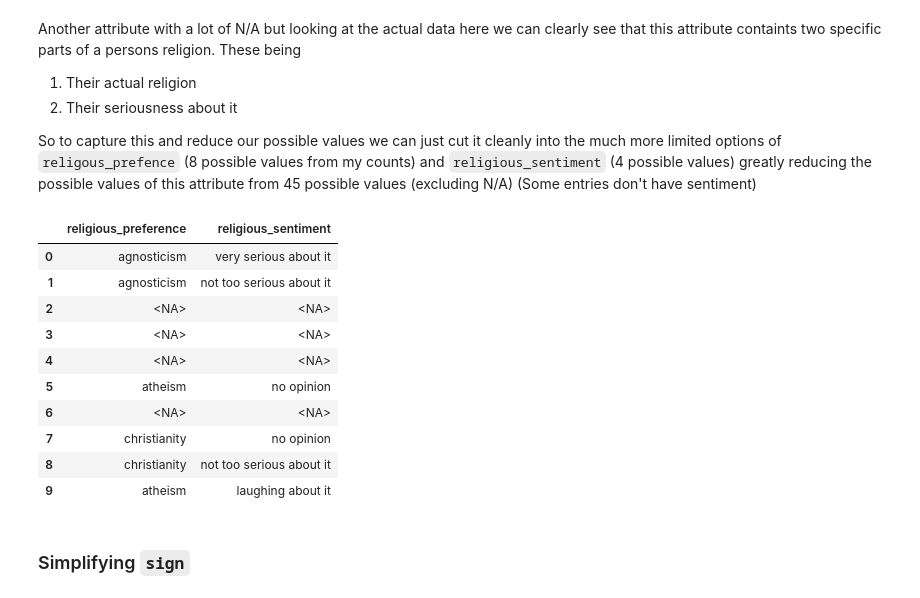
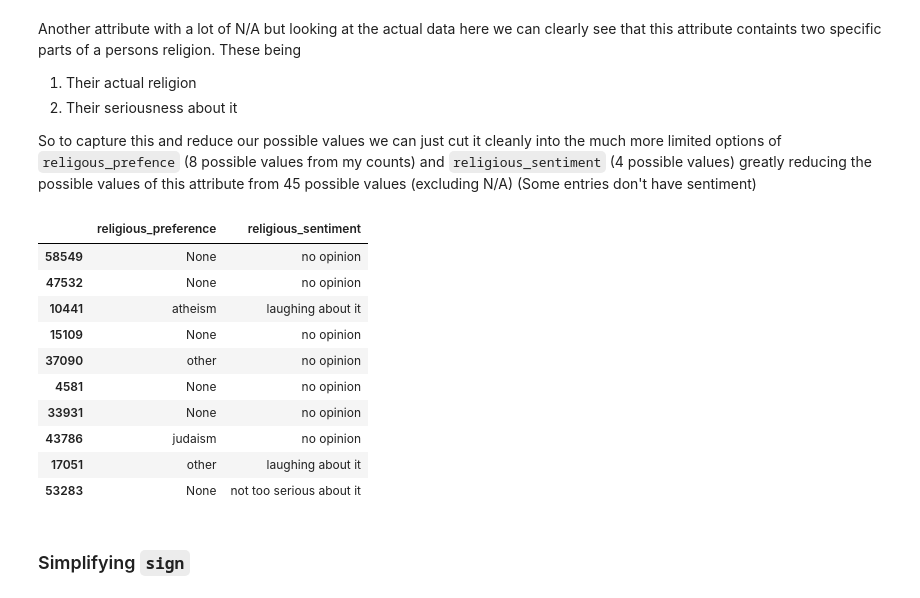
Before and after one commit to BinaryBite/Date-a-scientist, a Jupyter notebook: date-a-scientist.ipynb, the cells around one changed output. Cells and saved outputs as stored; diff of their text form; code cells hidden in the pictures.

```diff
--- a/date-a-scientist.ipynb
+++ b/date-a-scientist.ipynb
@@ -184,14 +191,14 @@ def replacer(lst, x, string1 = None):
 # %%
 #create new column for education level
 edu = ['space camp', 'high school', 'two-year college', 'college/university', 'law school', 'med school', 'masters', 'ph.d']
-df['education_level'] = df['education'].apply(lambda x: replacer(edu, x))
+profiles['education_level'] = profiles['education'].apply(lambda x: replacer(edu, x))
 
 #create new column for education status
 edu = ['dropped out', 'working on', 'graduated']
-df['education_status'] = df['education'].apply(lambda x: replacer(edu, x, 'graduated'))
+profiles['education_status'] = profiles['education'].apply(lambda x: replacer(edu, x, 'graduated'))
 
 #get rid of the old education column
-df.drop(columns = 'education', inplace = True)
-df.education_status.value_counts(dropna = False)
+profiles.drop(columns = 'education', inplace = True)
+profiles.education_status.value_counts(dropna = False)
 # %% [output]
 education_status
@@ -258,12 +264,12 @@ def long_handler(x, string1):
     else:
         return pd.NA #if the entry is N/A or somehow not a string then return N/A
 # %%
-df.ethnicity = df.ethnicity.apply(lambda x: long_handler(x, 'mixed'))
-df["ethnicity_1"] = df.ethnicity.apply(lambda x: x[0] if isinstance(x, list) else x)
-df["ethnicity_2"] = df.ethnicity.apply(lambda x: x[1] if isinstance(x, list) else x)
+profiles.ethnicity = profiles.ethnicity.apply(lambda x: long_handler(x, 'mixed'))
+profiles["ethnicity_1"] = profiles.ethnicity.apply(lambda x: x[0] if isinstance(x, list) else x)
+profiles["ethnicity_2"] = profiles.ethnicity.apply(lambda x: x[1] if isinstance(x, list) else x)
 
-df.drop(columns = ['ethnicity'], inplace = True)
+profiles.drop(columns = ['ethnicity'], inplace = True)
 
-df[["ethnicity_1", "ethnicity_2"]].head(10)
+profiles[["ethnicity_1", "ethnicity_2"]].head(10)
 # %% [output]
 |  | ethnicity_1 | ethnicity_2 |
@@ -331,11 +337,11 @@ def pet_sentiment(x, pet: str):
     else:
         return pd.NA
 # %%
-df['dogs'] = df.pets.apply(lambda x: pet_sentiment(x, 'dog'))
-df['cats'] = df.pets.apply(lambda x: pet_sentiment(x, 'cat'))
+profiles['dogs'] = profiles.pets.apply(lambda x: pet_sentiment(x, 'dog'))
+profiles['cats'] = profiles.pets.apply(lambda x: pet_sentiment(x, 'cat'))
 
-df.drop(columns = ['pets'], inplace = True)
+profiles.drop(columns = ['pets'], inplace = True)
 
-df[['cats', 'dogs']].head(20)
+profiles[['cats', 'dogs']].head(20)
 # %% [output]
 |  | cats | dogs |
@@ -395,27 +401,27 @@ def replacer(lst, x, string1 = None):
         return pd.NA
 # %%
 religions = ['christianity', 'islam', 'judaism', 'buddhism', 'hinduism', 'agnosticism', 'atheism', 'other']
-df['religious_preference'] = df.religion.apply(lambda x: replacer(religions, x))
+profiles['religious_preference'] = profiles.religion.apply(lambda x: replacer(religions, x))
 
 
 sentiment = ['laughing about it', 'not too serious about it', 'somewhat serious about it', 'very serious about it']
-df['religious_sentiment'] = df.religion.apply(lambda x: replacer(sentiment, x, 'no opinion'))
+profiles['religious_sentiment'] = profiles.religion.apply(lambda x: replacer(sentiment, x, 'no opinion'))
 
-df.drop(columns = ['religion'], inplace = True)
+profiles.drop(columns = ['religion'], inplace = True)
 # %%
-df[["religious_preference", "religious_sentiment"]].head(10)
+profiles[["religious_preference", "religious_sentiment"]].head(10)
 # %% [output]
 |  | religious_preference | religious_sentiment |
-| 0 | agnosticism | very serious about it |
-| 1 | agnosticism | not too serious about it |
-| 2 | <NA> | <NA> |
-| 3 | <NA> | <NA> |
-| 4 | <NA> | <NA> |
-| 5 | atheism | no opinion |
-| 6 | <NA> | <NA> |
-| 7 | christianity | no opinion |
-| 8 | christianity | not too serious about it |
-| 9 | atheism | laughing about it |
+| 58549 | None | no opinion |
+| 47532 | None | no opinion |
+| 10441 | atheism | laughing about it |
+| 15109 | None | no opinion |
+| 37090 | other | no opinion |
+| 4581 | None | no opinion |
+| 33931 | None | no opinion |
+| 43786 | judaism | no opinion |
+| 17051 | other | laughing about it |
+| 53283 | None | not too serious about it |
 # %% [markdown]
 ### Simplifying `sign`
 # %%
```
Also changed, not shown: parts of 70 cells of this notebook.
